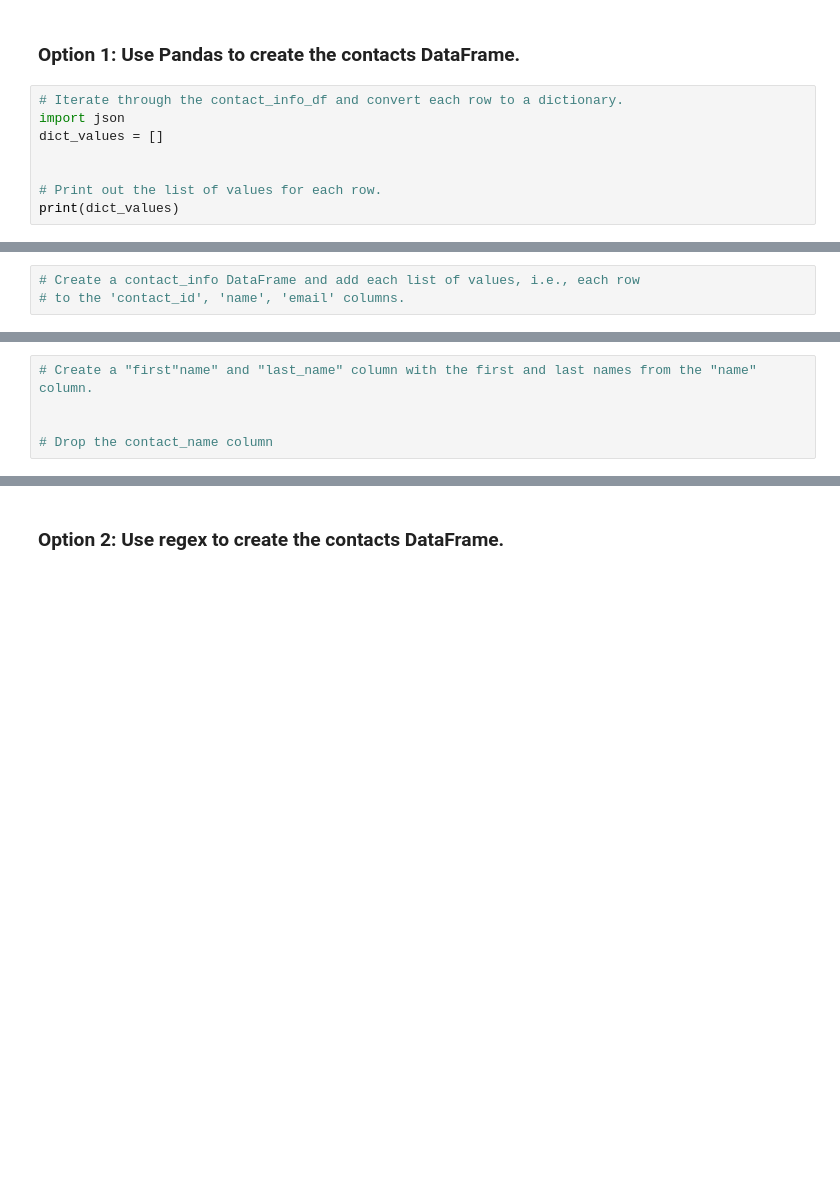
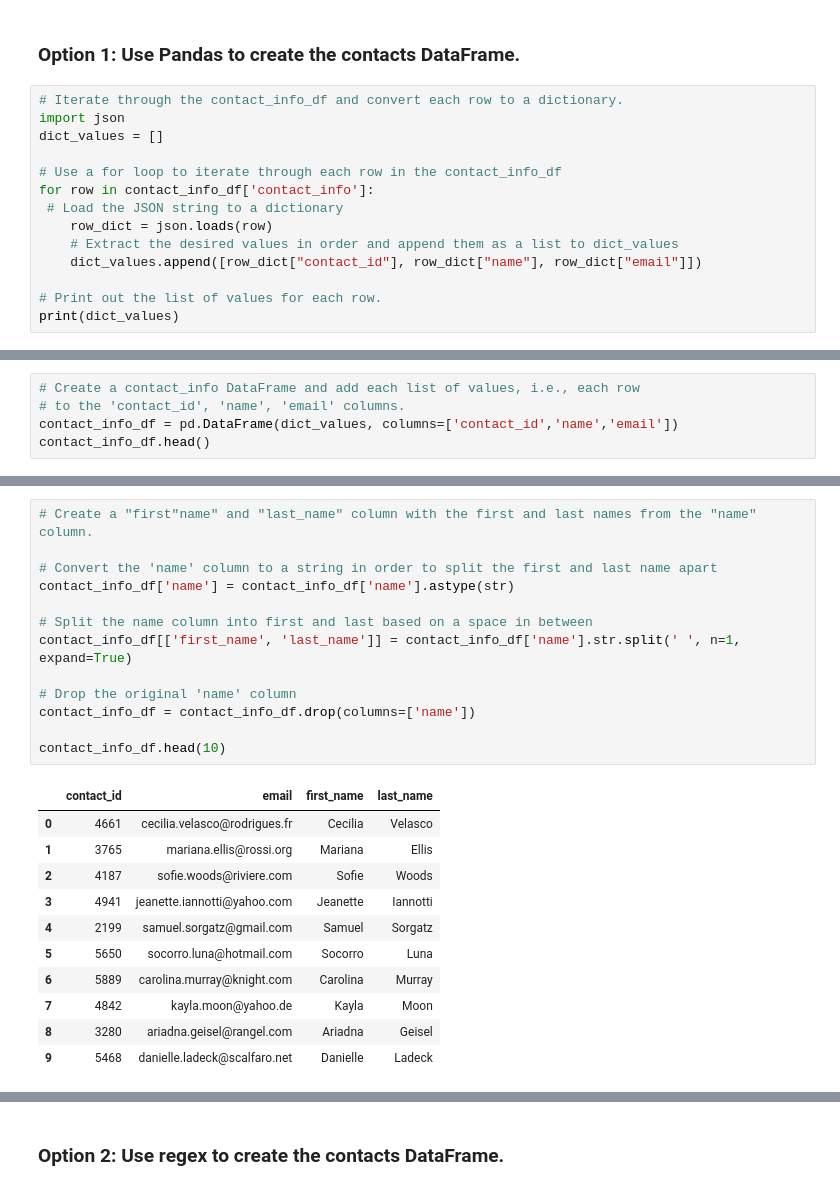
Before and after one commit to ahusain718/Crowdfunding_ETL, a Jupyter notebook: ETL_Mini_Project_HEby_AHusain.ipynb, the cells around one changed output, grey strips where cells are left out. Cells and saved outputs as stored; diff of their text form; blank space fills up the shorter version.

```diff
--- a/ETL_Mini_Project_HEby_AHusain.ipynb
+++ b/ETL_Mini_Project_HEby_AHusain.ipynb
@@ -319,6 +319,12 @@ Then export the DataFrame as a `contacts.csv` CSV file.
 import json
 dict_values = []
 
+# Use a for loop to iterate through each row in the contact_info_df
+for row in contact_info_df['contact_info']:
+ # Load the JSON string to a dictionary
+    row_dict = json.loads(row)
+    # Extract the desired values in order and append them as a list to dict_values
+    dict_values.append([row_dict["contact_id"], row_dict["name"], row_dict["email"]])
 
 # Print out the list of values for each row.
 print(dict_values)
@@ -327,3 +333,5 @@ print(dict_values)
 # %%
 # Create a contact_info DataFrame and add each list of values, i.e., each row
 # to the 'contact_id', 'name', 'email' columns.
+contact_info_df = pd.DataFrame(dict_values, columns=['contact_id','name','email'])
+contact_info_df.head()
@@ -332,7 +359,27 @@ print(dict_values)
-# %%
-# Create a "first"name" and "last_name" column with the first and last names from the "name" column.
-
-
-# Drop the contact_name column
+# %%
+# Create a "first"name" and "last_name" column with the first and last names from the "name" column.
+
+# Convert the 'name' column to a string in order to split the first and last name apart
+contact_info_df['name'] = contact_info_df['name'].astype(str)
+
+# Split the name column into first and last based on a space in between
+contact_info_df[['first_name', 'last_name']] = contact_info_df['name'].str.split(' ', n=1, expand=True)
+
+# Drop the original 'name' column
+contact_info_df = contact_info_df.drop(columns=['name'])
+
+contact_info_df.head(10)
+# %% [output]
+|  | contact_id | email | first_name | last_name |
+| 0 | 4661 | cecilia.velasco@rodrigues.fr | Cecilia | Velasco |
+| 1 | 3765 | mariana.ellis@rossi.org | Mariana | Ellis |
+| 2 | 4187 | sofie.woods@riviere.com | Sofie | Woods |
+| 3 | 4941 | jeanette.iannotti@yahoo.com | Jeanette | Iannotti |
+| 4 | 2199 | samuel.sorgatz@gmail.com | Samuel | Sorgatz |
+| 5 | 5650 | socorro.luna@hotmail.com | Socorro | Luna |
+| 6 | 5889 | carolina.murray@knight.com | Carolina | Murray |
+| 7 | 4842 | kayla.moon@yahoo.de | Kayla | Moon |
+| 8 | 3280 | ariadna.geisel@rangel.com | Ariadna | Geisel |
+| 9 | 5468 | danielle.ladeck@scalfaro.net | Danielle | Ladeck |
 # %%
 # Reorder the columns
```
Also changed, not shown: parts of 8 cells of this notebook.
